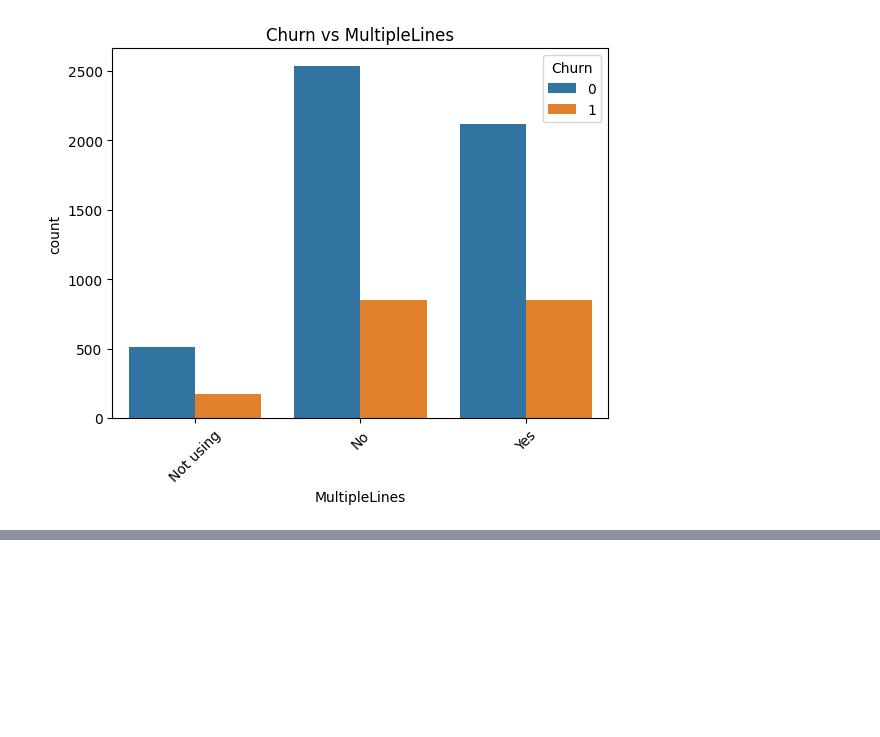
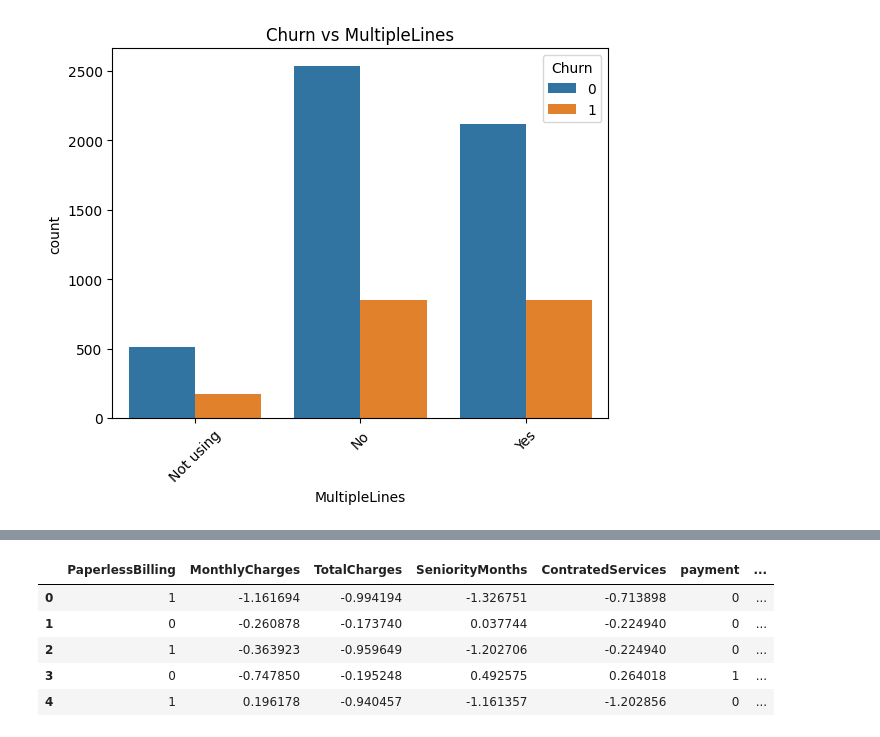
Before and after one commit to YussefRo/telecom-ds, a Jupyter notebook: eda.ipynb, the cells around one changed output, grey strips where cells are left out. Saved outputs shown, nothing was run; the diff lists cells and outputs as text; code cells hidden in the pictures; blank space fills up the shorter version.

```diff
--- a/eda.ipynb
+++ b/eda.ipynb
@@ -152,0 +199,14 @@ for col in servicios:
+# %%
+# separacion de el objetivo y las caracteristicas
+
+features = df_model.drop(columns=["Churn"])
+target = df_model["Churn"]
+# %%
+features.head()
+# %% [output]
+|  | PaperlessBilling | MonthlyCharges | TotalCharges | SeniorityMonths | ContratedServices | payment | ... |
+| 0 | 1 | -1.161694 | -0.994194 | -1.326751 | -0.713898 | 0 | ... |
+| 1 | 0 | -0.260878 | -0.173740 | 0.037744 | -0.224940 | 0 | ... |
+| 2 | 1 | -0.363923 | -0.959649 | -1.202706 | -0.224940 | 0 | ... |
+| 3 | 0 | -0.747850 | -0.195248 | 0.492575 | 0.264018 | 1 | ... |
+| 4 | 1 | 0.196178 | -0.940457 | -1.161357 | -1.202856 | 0 | ... |
```
Also changed, not shown: parts of 15 cells of this notebook.
